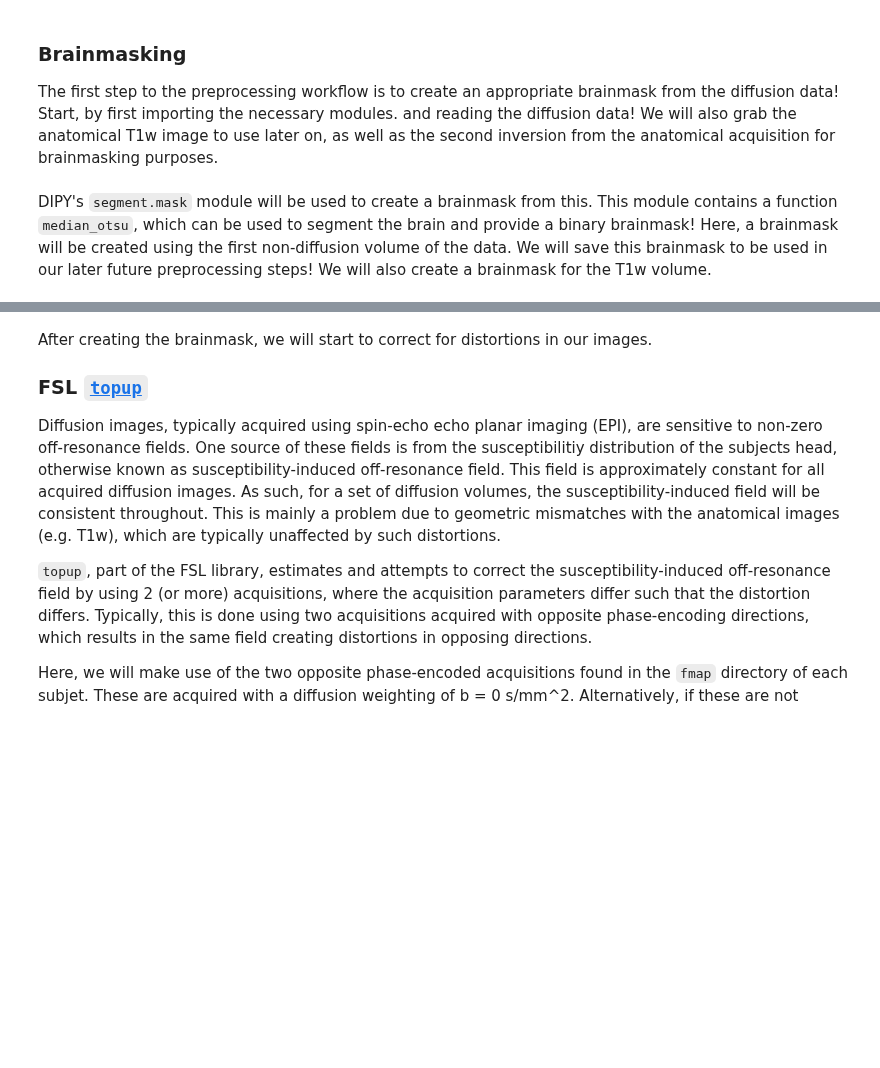
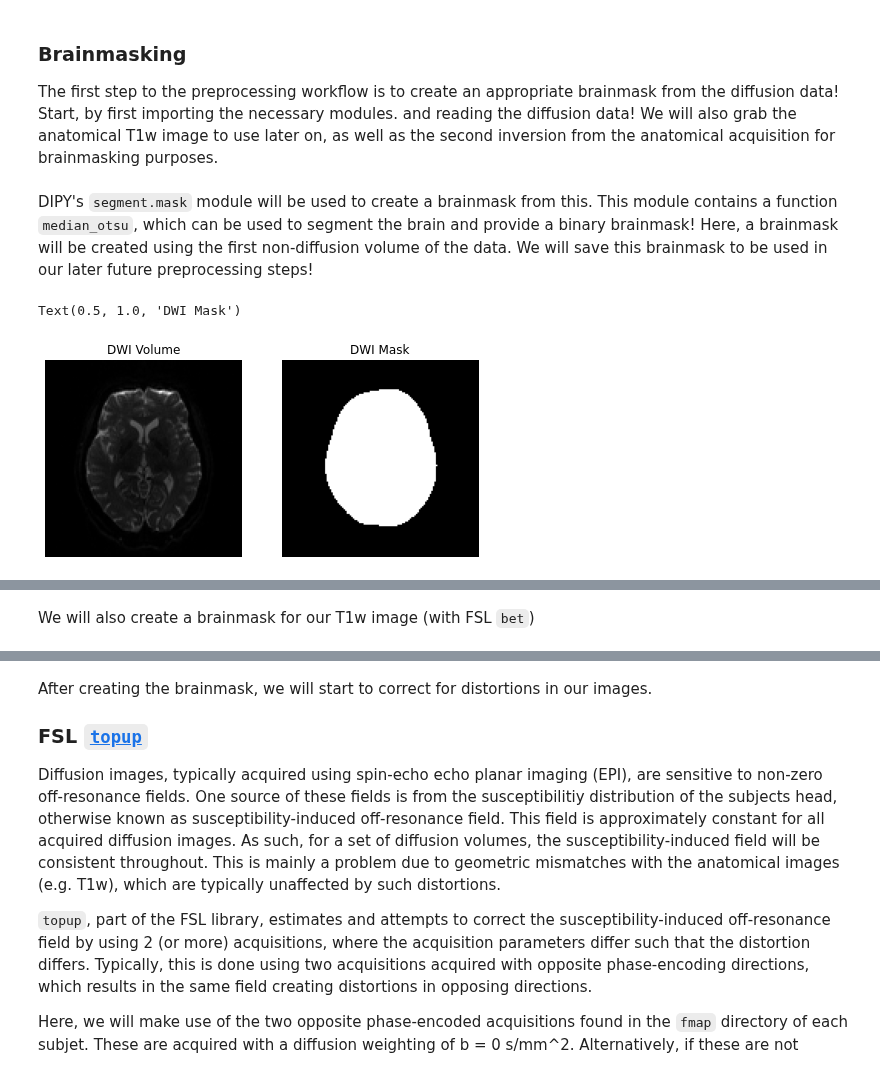
Before and after one commit to carpentries-incubator/SDC-BIDS-dMRI, a Jupyter notebook: code/02-diffusion-preprocessing/02-diffusion-preprocessing.ipynb, the cells around one changed output, grey strips where cells are left out. Drawn from its saved outputs; the diff is of its cells as text; code cells hidden in the pictures; blank space fills up the shorter version.

Commit message:
include fig of uncorrected masks in notebook

```diff
--- a/code/02-diffusion-preprocessing/02-diffusion-preprocessing.ipynb
+++ b/code/02-diffusion-preprocessing/02-diffusion-preprocessing.ipynb
@@ -37,7 +37,7 @@ dwi = nib.load(dwi)
 dwi_affine = dwi.affine
 dwi_data = dwi.get_fdata()
 # %% [markdown]
-DIPY's `segment.mask` module will be used to create a brainmask from this. This module contains a function `median_otsu`, which can be used to segment the brain and provide a binary brainmask! Here, a brainmask will be created using the first non-diffusion volume of the data. We will save this brainmask to be used in our later future preprocessing steps! We will also create a brainmask for the T1w volume.
+DIPY's `segment.mask` module will be used to create a brainmask from this. This module contains a function `median_otsu`, which can be used to segment the brain and provide a binary brainmask! Here, a brainmask will be created using the first non-diffusion volume of the data. We will save this brainmask to be used in our later future preprocessing steps!
 # %%
 import os
 from dipy.segment.mask import median_otsu
@@ -54,8 +54,43 @@ if not os.path.exists(out_dir):
 
 img = nib.Nifti1Image(dwi_mask.astype(np.float32), dwi_affine)
 nib.save(img, os.path.join(out_dir, "sub-%s_ses-01_brainmask.nii.gz" % subj))
+# %%
+import numpy as np
+import nibabel as nib
+import matplotlib.pyplot as plt
+from dipy.viz import regtools
+
+f = plt.figure(figsize=(12,5))
+
+# Plot brain
+plt.subplot(1,3,1).set_axis_off()
+t1w = nib.load("/scratch/tkai/SDC-BIDS-dMRI/data/ds000221/sub-010006/ses-01/dwi/sub-010006_ses-01_dwi.nii.gz")
+t1w = t1w.get_fdata()
+plt.imshow(t1w[:,:,40,0].T, cmap="gray", origin="lower")
+plt.title("DWI Volume")
+
+# Plot mask
+plt.subplot(1,3,2).set_axis_off()
+mask = nib.load("/scratch/tkai/SDC-BIDS-dMRI/data/ds000221/derivatives/uncorrected/sub-010006/ses-01/dwi/sub-010006_ses-01_brainmask.nii.gz")
+mask = mask.get_fdata()
+plt.imshow(mask[:,:,44].T, cmap="gray", origin="lower")
+plt.title("DWI Mask")
+
+# Plot segmented
+# plt.subplot(1,3,3).set_axis_off()
+# brain = nib.load("/scratch/tkai/SDC-BIDS-dMRI/data/ds000221/derivatives/uncorrected/sub-010006/ses-01/anat/sub-010006_ses-01_space-T1w_brain.nii.gz")
+# brain = brain.get_fdata()
+# plt.imshow(brain[:,:,180].T, cmap="gray", origin="lower")
+# plt.title("Segmented T1-weighted Volume")
+
+# f.savefig("/scratch/tkai/SDC-BIDS-dMRI/fig/2/T1w_brainmask.png")
+# %% [output]
+Text(0.5, 1.0, 'DWI Mask')
+[figure, added]
 # %% [markdown]
 ![](../../fig/2/brainmask.png)
+# %% [markdown]
+We will also create a brainmask for our T1w image (with FSL `bet`)
 # %%
 %%bash
 
```
Also changed, not shown: parts of 2 cells of this notebook.
